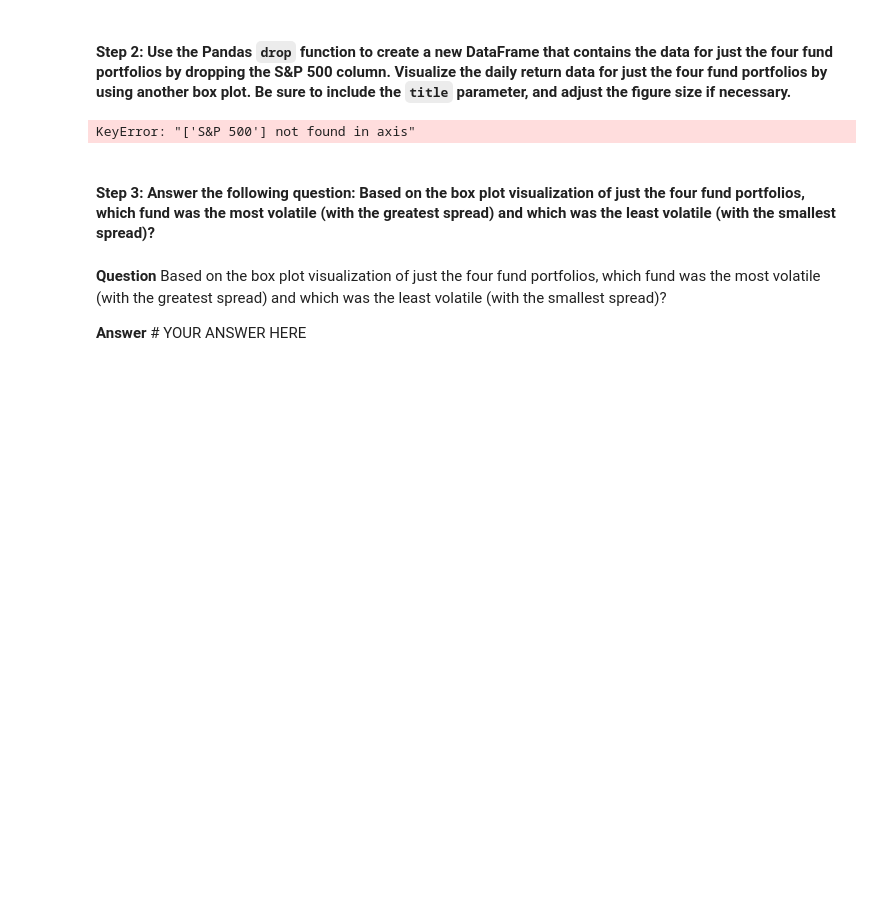
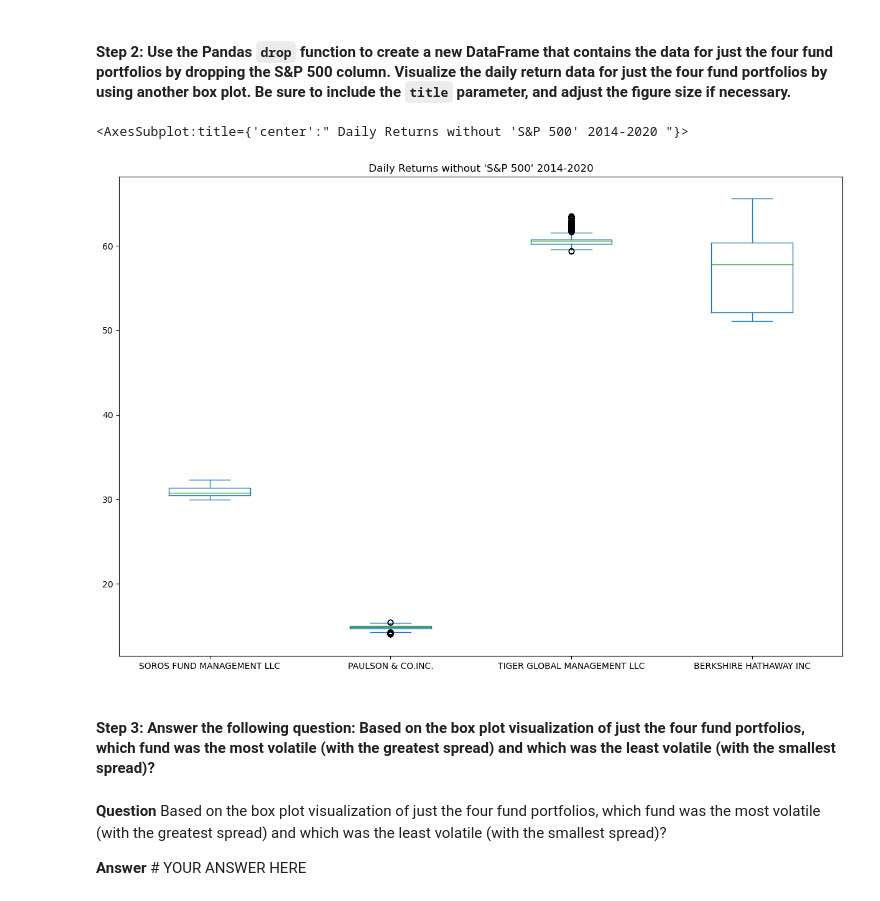
Before and after one commit to arianamoreno13/Challenge_4, a Jupyter notebook: challenge_4/risk_return_analysis.ipynb, the cells around one changed output. Cells and saved outputs as stored; diff of their text form; code cells hidden in the pictures; blank space fills up the shorter version.

```diff
--- a/challenge_4/risk_return_analysis.ipynb
+++ b/challenge_4/risk_return_analysis.ipynb
@@ -230,12 +233,13 @@ whale_navs['BERKSHIRE HATHAWAY INC'].plot(kind='box',figsize=(10,5), title=" Ber
 # %%
 # Create a new DataFrame containing only the 4 fund portfolios by dropping the S&P 500 column from the DataFrame
 # Create box plots to reflect the return data for only the 4 fund portfolios
 # Include a title parameter and adjust the figure size
-whale_navs.drop(['S&P 500'], axis='columns')
-whale_navs
-#daily_returns.plot(kind='box',figsize=(15,10), title=" Daily Returns without 'S&P 500' 2014-2020 ")
+whale_navs_new = whale_navs.drop(columns='S&P 500')
+whale_navs_new
+whale_navs_new.plot(kind='box',figsize=(15,10), title=" Daily Returns without 'S&P 500' 2014-2020 ")
 # %% [output]
-KeyError: "['S&P 500'] not found in axis"
+<AxesSubplot:title={'center':" Daily Returns without 'S&P 500' 2014-2020 "}>
+[figure, added]
 # %% [markdown]
 #### Step 3: Answer the following question: Based on the box plot visualization of just the four fund portfolios, which fund was the most volatile (with the greatest spread) and which was the least volatile (with the smallest spread)?
 # %% [markdown]
```
Also changed, not shown: parts of 9 cells of this notebook.
